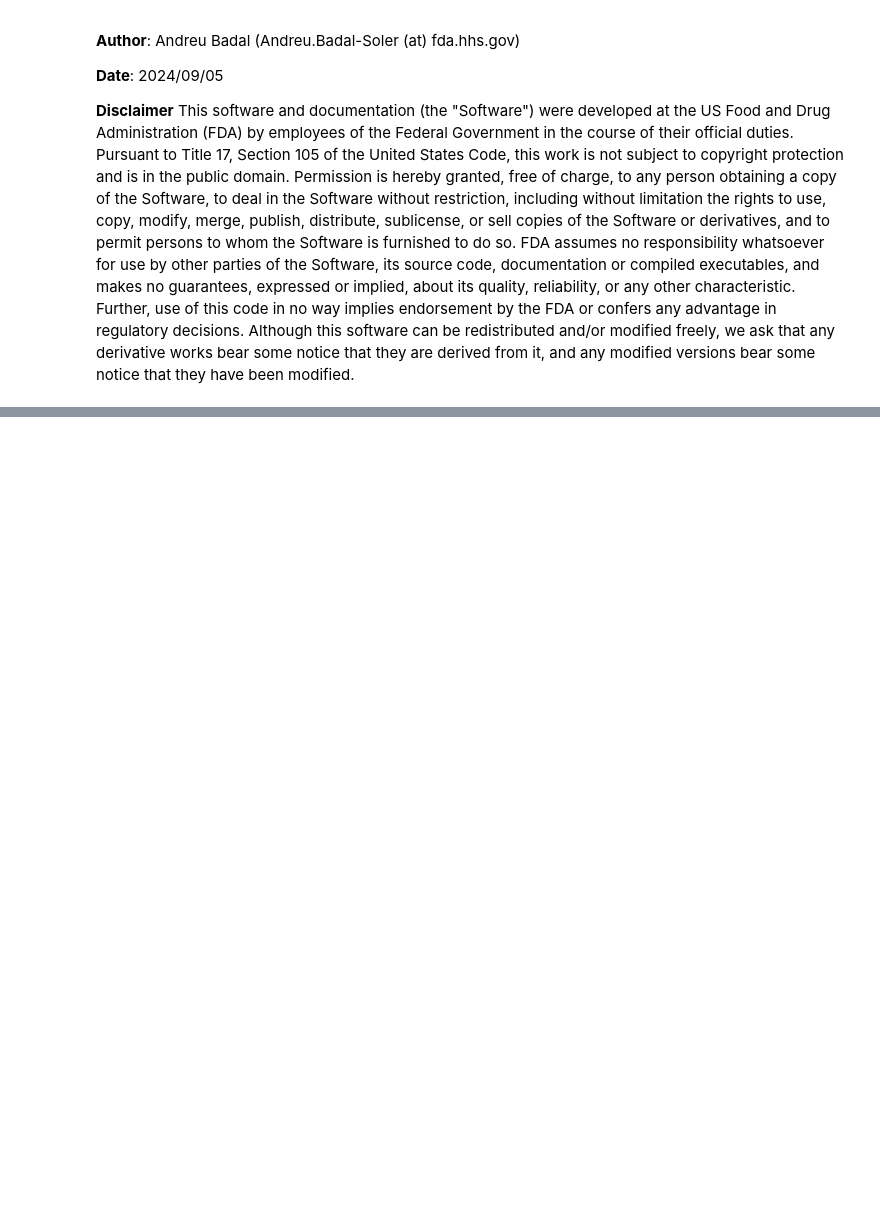
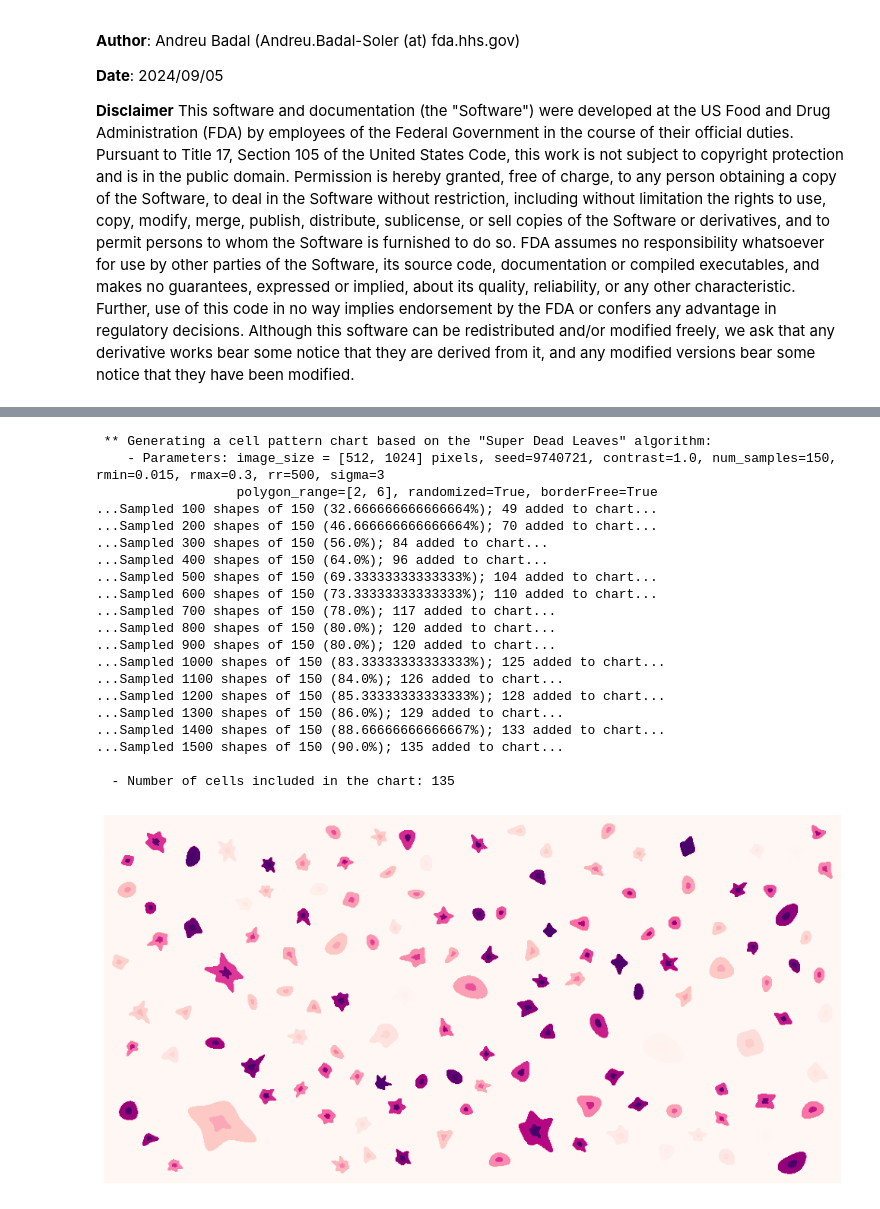
Before and after one commit to DIDSR/SuperDeadLeaves, a Jupyter notebook: SuperDeadLeaves.ipynb, the cells around one changed output, grey strips where cells are left out. Saved outputs shown, nothing was run; the diff lists cells and outputs as text; code cells hidden in the pictures; blank space fills up the shorter version.

```diff
--- a/SuperDeadLeaves.ipynb
+++ b/SuperDeadLeaves.ipynb
@@ -384,0 +500,52 @@ if __name__ == "__main__":
+# %%
+# Extension of SDL to generate a random cell chart:
+
+#image_size = 1024   # [1080, 1920]
+seed = np.random.randint(1, 1e8)  # 38717094
+
+# - Create a Super Dead Leaves class instance:
+SDL = SuperDeadLeaves(image_size=image_size, seed=seed, polygon_range=[2,6], randomized=True, borderFree=True)
+
+# - Generate a sample cell SDL chart:
+
+SDL.num_samples_chart = 150
+#SDL.contrast = 0.5
+SDL.rmin = 0.015
+SDL.rmax = 0.300
+SDL.variability_n1 = 0.2
+SDL.background_color = 0.0
+
+print(f" ** Generating a cell pattern chart based on the \"Super Dead Leaves\" algorithm:")
+print(f"    - Parameters: image_size = {image_size} pixels, seed={seed}, contrast={SDL.contrast}, num_samples={SDL.num_samples_chart}, rmin={SDL.rmin}, rmax={SDL.rmax}, rr={SDL.rr}, sigma={SDL.sigma}")
+print(f"                  polygon_range={SDL.polygon_range}, randomized={SDL.randomized}, borderFree={SDL.borderFree}")
+
+fname = None #f'cell_SDL_{seed}.tif'  # None
+cell_chart = SDL.generate_cell_chart(cell_spacing_area_factor=4.0, cell_nucleus_area_factor=0.10, cell_nucleus_intensity=1.5, filename=fname)  # !!CELL!!)  # (f'cellSDL_{seed}.tif')
+
+plt.figure(figsize=(10, 10))  #figsize=(4, 4), dpi=600)
+plt.imshow(cell_chart, cmap='RdPu', vmin=0, vmax=1)     #  RdPu    , cmap='gray', vmin=0, vmax=1)  'YlGn' 'RdYlGn'
+plt.axis('off')
+plt.tight_layout()
+plt.show()
+# %% [output]
+ ** Generating a cell pattern chart based on the "Super Dead Leaves" algorithm:
+    - Parameters: image_size = [512, 1024] pixels, seed=9740721, contrast=1.0, num_samples=150, rmin=0.015, rmax=0.3, rr=500, sigma=3
+                  polygon_range=[2, 6], randomized=True, borderFree=True
+...Sampled 100 shapes of 150 (32.666666666666664%); 49 added to chart...
+...Sampled 200 shapes of 150 (46.666666666666664%); 70 added to chart...
+...Sampled 300 shapes of 150 (56.0%); 84 added to chart...
+...Sampled 400 shapes of 150 (64.0%); 96 added to chart...
+...Sampled 500 shapes of 150 (69.33333333333333%); 104 added to chart...
+...Sampled 600 shapes of 150 (73.33333333333333%); 110 added to chart...
+...Sampled 700 shapes of 150 (78.0%); 117 added to chart...
+...Sampled 800 shapes of 150 (80.0%); 120 added to chart...
+...Sampled 900 shapes of 150 (80.0%); 120 added to chart...
+...Sampled 1000 shapes of 150 (83.33333333333333%); 125 added to chart...
+...Sampled 1100 shapes of 150 (84.0%); 126 added to chart...
+...Sampled 1200 shapes of 150 (85.33333333333333%); 128 added to chart...
+...Sampled 1300 shapes of 150 (86.0%); 129 added to chart...
+...Sampled 1400 shapes of 150 (88.66666666666667%); 133 added to chart...
+...Sampled 1500 shapes of 150 (90.0%); 135 added to chart...
+
+  - Number of cells included in the chart: 135
+[figure, added]
```
Also changed, not shown: parts of 3 cells of this notebook.
